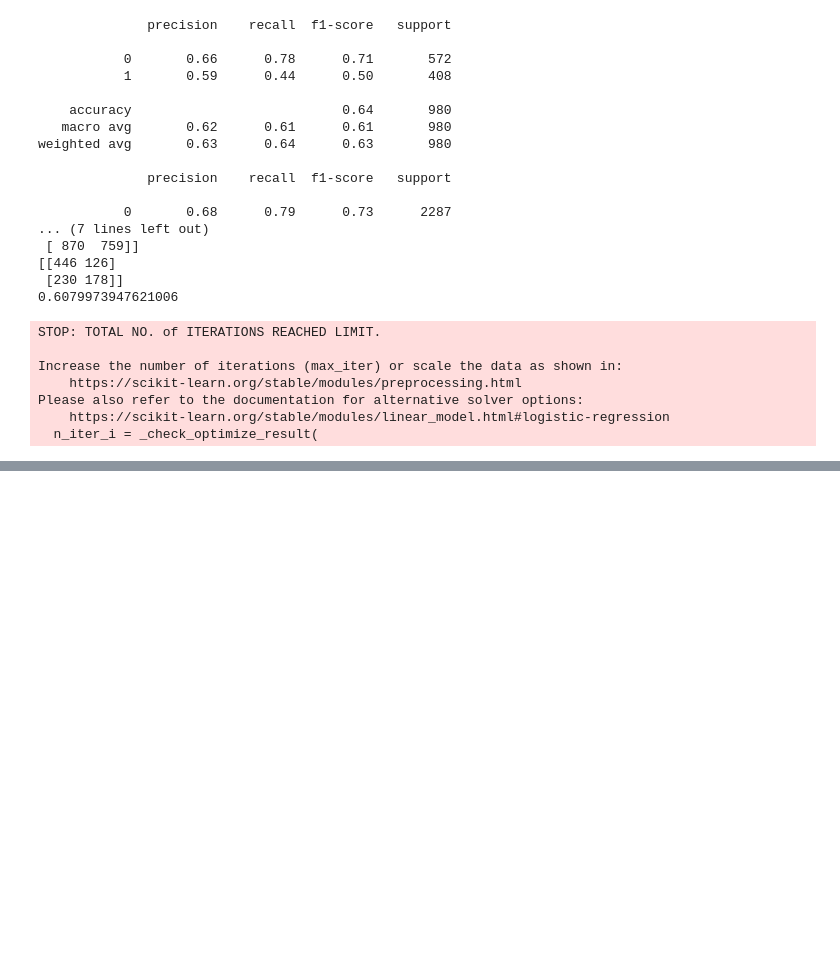
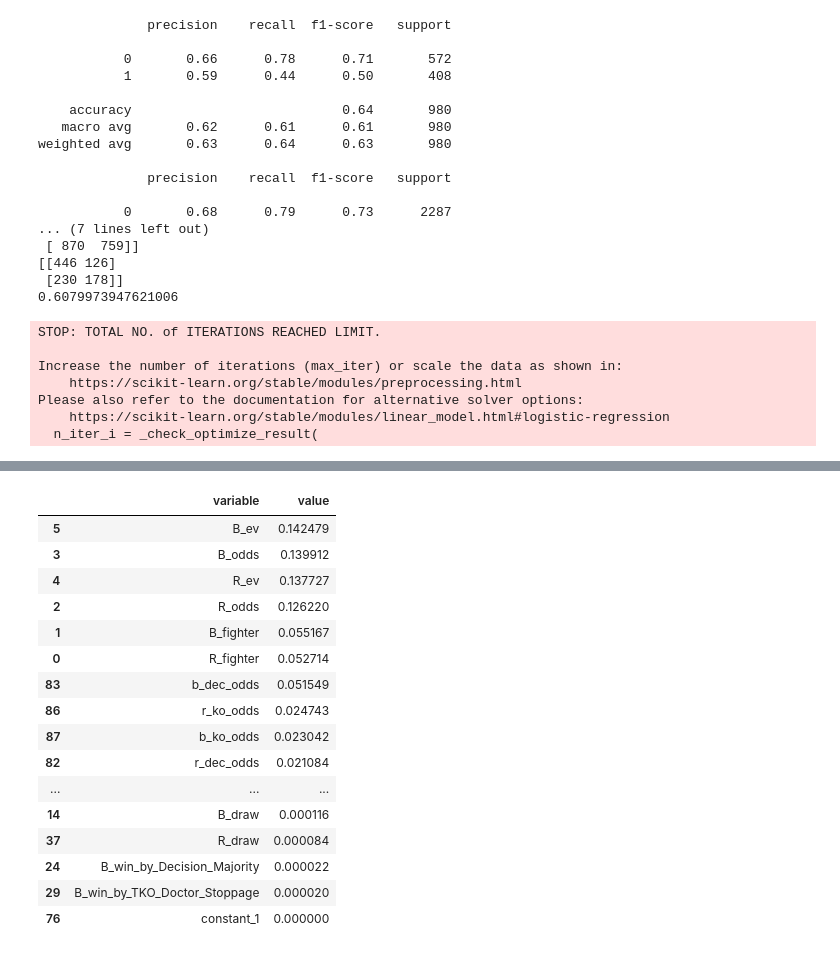
Before and after one commit to kyuro7793/MMA-fight-predictor, a Jupyter notebook: mmadata.ipynb, the cells around one changed output, grey strips where cells are left out. Cells and saved outputs as stored; diff of their text form; code cells hidden in the pictures; blank space fills up the shorter version.

```diff
--- a/mmadata.ipynb
+++ b/mmadata.ipynb
@@ -256,0 +284,20 @@ weighted avg       0.64      0.64      0.63       980
+# %%
+feat_imp_df
+# %% [output]
+|  | variable | value |
+| 5 | B_ev | 0.142479 |
+| 3 | B_odds | 0.139912 |
+| 4 | R_ev | 0.137727 |
+| 2 | R_odds | 0.126220 |
+| 1 | B_fighter | 0.055167 |
+| 0 | R_fighter | 0.052714 |
+| 83 | b_dec_odds | 0.051549 |
+| 86 | r_ko_odds | 0.024743 |
+| 87 | b_ko_odds | 0.023042 |
+| 82 | r_dec_odds | 0.021084 |
+| ... | ... | ... |
+| 14 | B_draw | 0.000116 |
+| 37 | R_draw | 0.000084 |
+| 24 | B_win_by_Decision_Majority | 0.000022 |
+| 29 | B_win_by_TKO_Doctor_Stoppage | 0.000020 |
+| 76 | constant_1 | 0.000000 |
```
Also changed, not shown: parts of 17 cells of this notebook.
